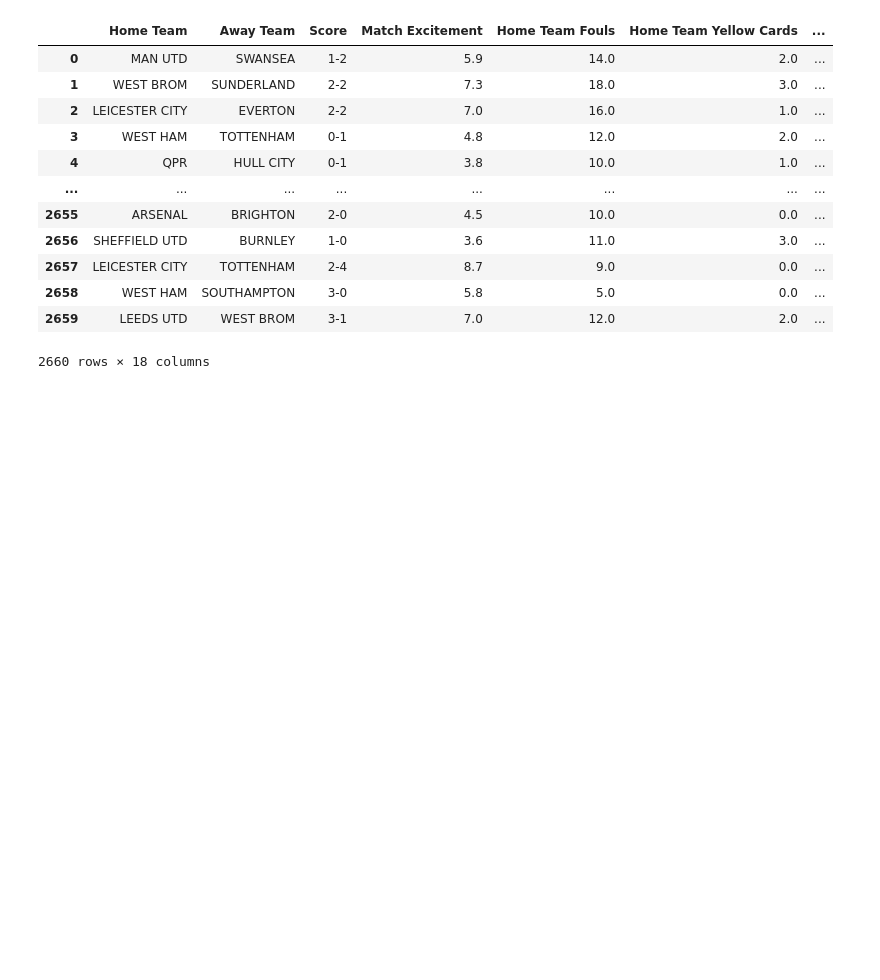
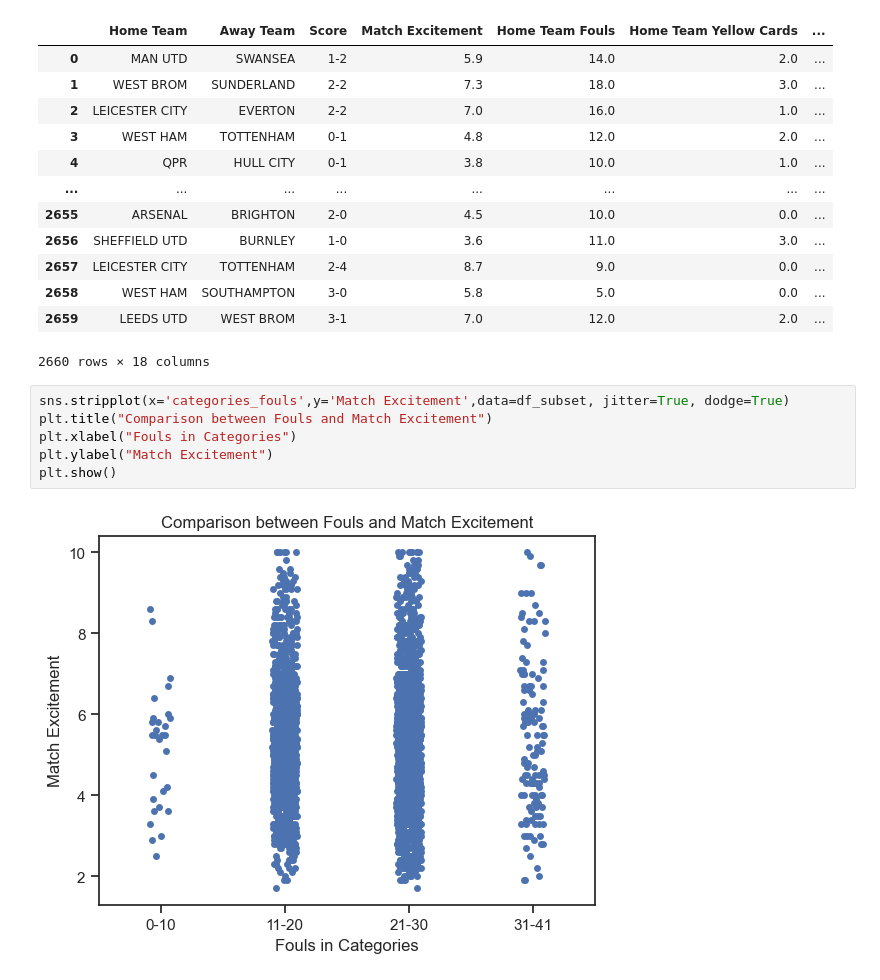
Before and after one commit to ubco-W2022T2-data301/Group14, a Jupyter notebook: analysis/analysis3.ipynb, the cells around one changed output. Drawn from its saved outputs; the diff is of its cells as text; blank space fills up the shorter version.

```diff
--- a/analysis/analysis3.ipynb
+++ b/analysis/analysis3.ipynb
@@ -321,3 +321,11 @@ df_subset
 | 2658 | WEST HAM | SOUTHAMPTON | 3-0 | 5.8 | 5.0 | 0.0 | ... |
 | 2659 | LEEDS UTD | WEST BROM | 3-1 | 7.0 | 12.0 | 2.0 | ... |
 2660 rows × 18 columns
+# %%
+sns.stripplot(x='categories_fouls',y='Match Excitement',data=df_subset, jitter=True, dodge=True)
+plt.title("Comparison between Fouls and Match Excitement")
+plt.xlabel("Fouls in Categories")
+plt.ylabel("Match Excitement")
+plt.show()
+# %% [output]
+[figure, added]
```
Also changed, not shown: parts of 3 cells of this notebook.
